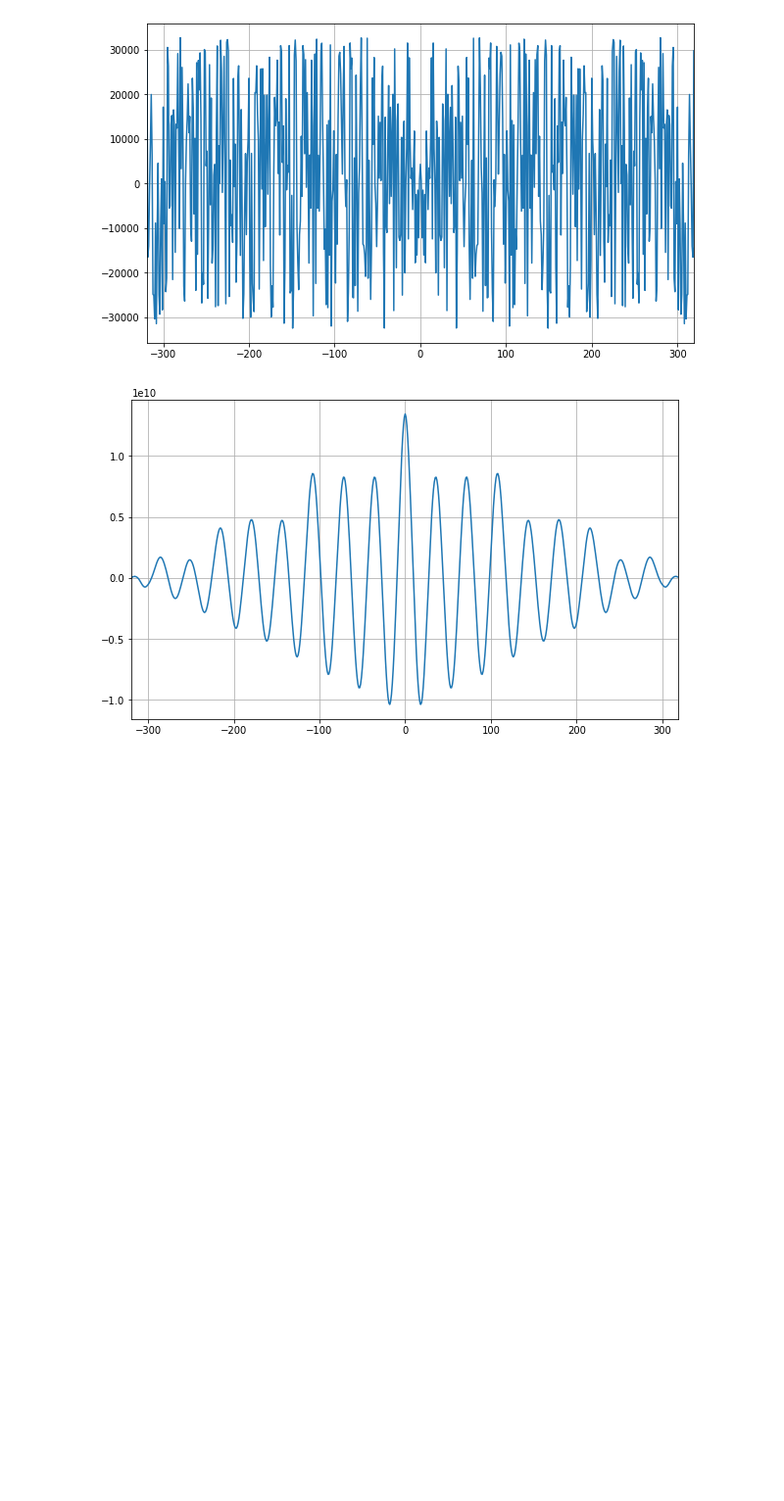
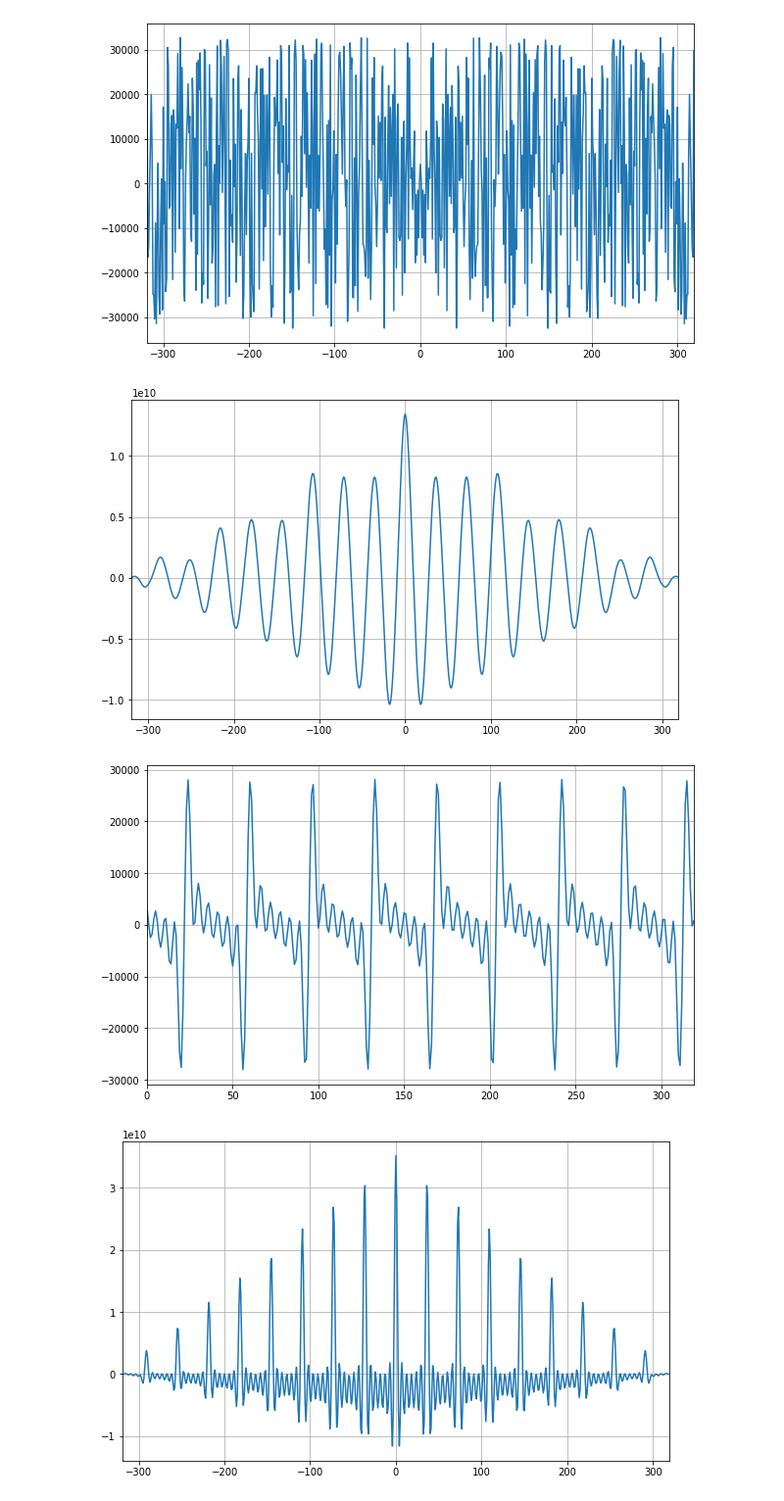
Before and after one commit to lionelGoffaux/signal-project, a Jupyter notebook: labo.ipynb, the cells around one changed output. Shown at 98% size. Saved outputs shown, nothing was run; the diff lists cells and outputs as text; code cells hidden in the pictures; blank space fills up the shorter version.

```diff
--- a/labo.ipynb
+++ b/labo.ipynb
@@ -247,3 +245,26 @@ niceplot()
 [figure]
 [figure]
 [figure]
+# %%
+f = 440
+
+armo = np.arange(1, 7)
+sinla = np.zeros(fs*2)
+
+for k in armo:
+    sinla += get_sinusoid(6000, k*440, fs, fs*2)[1]
+
+framela = utils.split(sinla, 20, 5, fs)[12]
+
+plt.figure(figsize=(10,6))
+plt.plot(framela)
+niceplot()
+
+lagsla, peaksla = xcorr.xcorr(framela)
+
+plt.figure(figsize=(10,6))
+plt.plot(lagsla, peaksla)
+niceplot()
+# %% [output]
+[figure, added]
+[figure, added]
```
Also changed, not shown: parts of 5 cells of this notebook, 1 other file.
